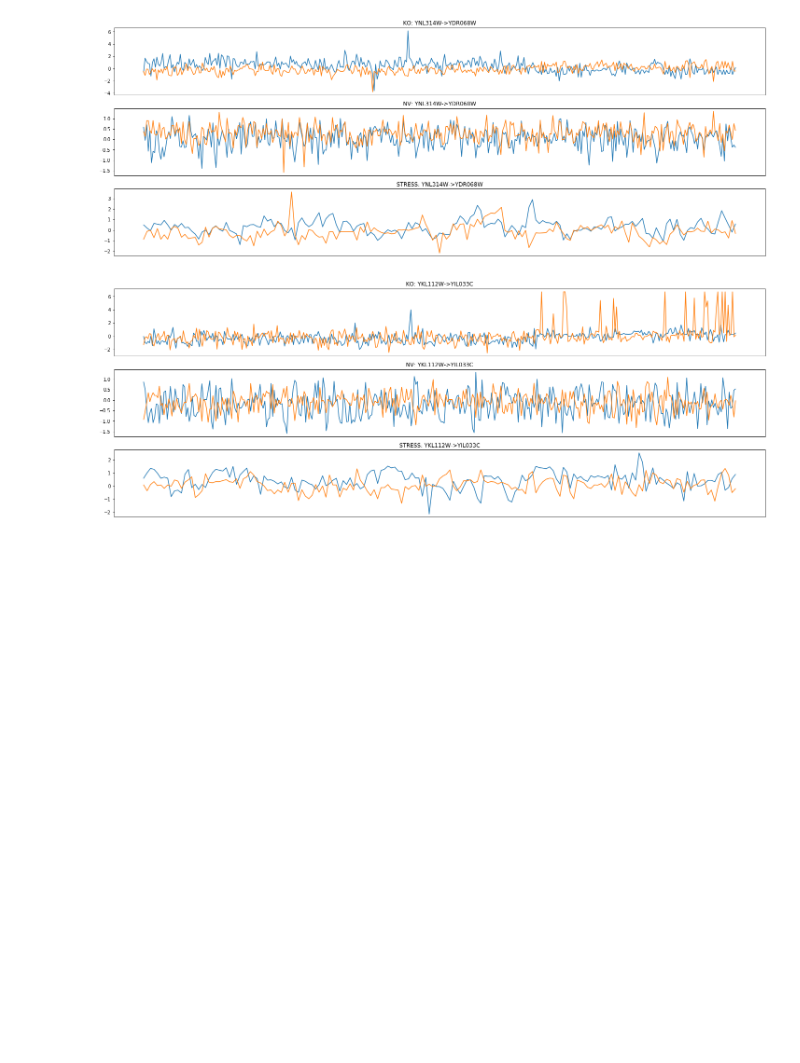
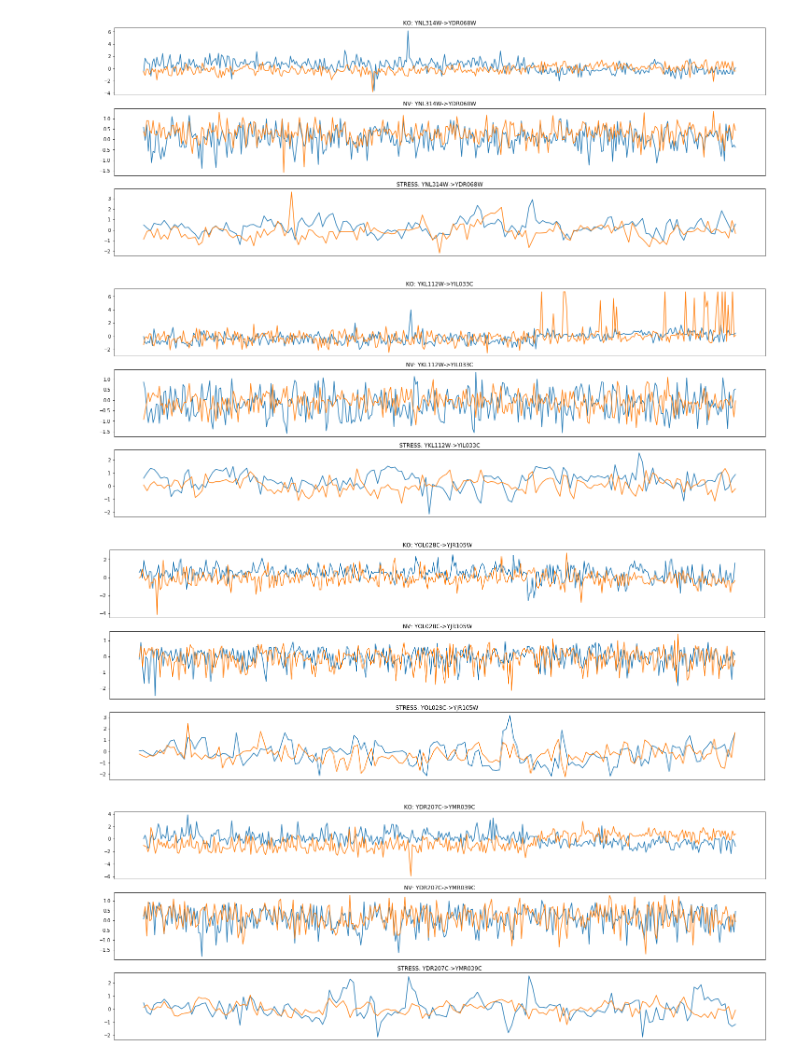
Before and after one commit to Louise15926/GRN_Inference_IY, a Jupyter notebook: scripts-notebooks/data_examine.ipynb, the cells around one changed output. Saved outputs shown, nothing was run; the diff lists cells and outputs as text; code cells hidden in the pictures; blank space fills up the shorter version.

```diff
--- a/scripts-notebooks/data_examine.ipynb
+++ b/scripts-notebooks/data_examine.ipynb
@@ -53,23 +53,25 @@ gold_samples = gold_common_df.loc[indices]
 # %%
 import matplotlib.pyplot as plt
 
-for i in range(2):
+for i in range(N):
     fig, ax = plt.subplots(3, 1, figsize=(25,3*3))
     target, regulator = gold_samples.iloc[i]['Target'], gold_samples.iloc[i]['Regulator']
 
     ax[0].plot(ko_df.columns, ko_df.loc[target].values, ko_df.columns, ko_df.loc[regulator].values)
     ax[0].xaxis.set_visible(False)
     ax[0].set_title(f"KO: {regulator}->{target}")
 
     ax[1].plot(nv_df.columns, nv_df.loc[target].values, nv_df.columns, nv_df.loc[regulator].values)
     ax[1].xaxis.set_visible(False)
     ax[1].set_title(f"NV: {regulator}->{target}")
 
     ax[2].plot(stress_df.columns, stress_df.loc[target].values, stress_df.columns, stress_df.loc[regulator].values)
     ax[2].xaxis.set_visible(False)
     ax[2].set_title(f"STRESS: {regulator}->{target}")
 
-    fig.savefig(f"{regulator}->{target}.png")
+    # fig.savefig(f"./graphs/{regulator}->{target}.png")
 # %% [output]
 [figure]
 [figure]
+[figure, added]
+[figure, added]
```
Also changed, not shown: parts of 1 cell of this notebook, 1 other file.
